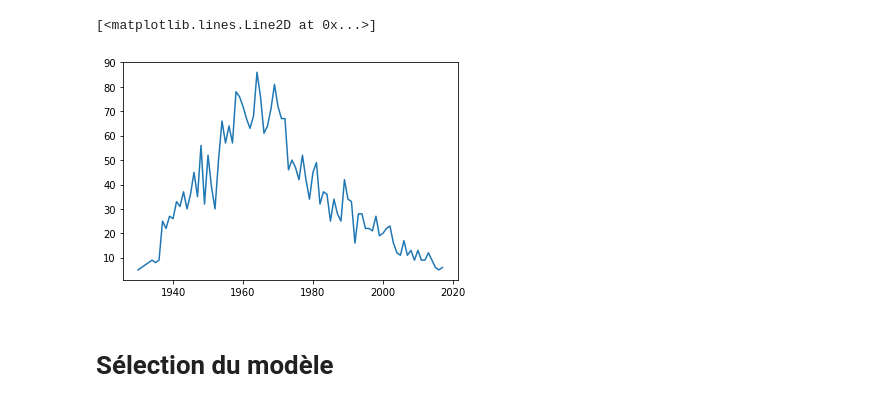
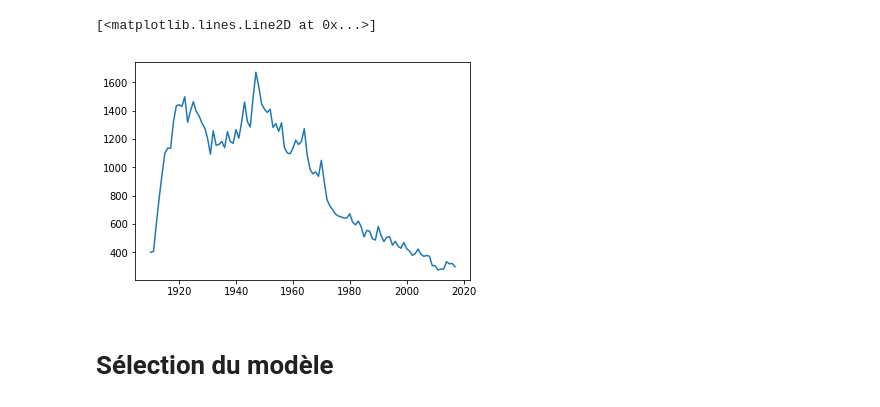
Before and after one commit to Louis-Dupont/ML_Project, a Jupyter notebook: arima.ipynb, the cells around one changed output. Drawn from its saved outputs; the diff is of its cells as text; code cells hidden in the pictures.

```diff
--- a/arima.ipynb
+++ b/arima.ipynb
@@ -17,12 +17,12 @@ state = 'merged'
 full_path = path+state+'.csv'
 data_set = pd.read_csv(full_path)
 # %%
-data=bf.get_year("NJ","Jon")
+data=bf.get_year("AL","John")
 dataM=data[data["Gender"]=="M"]
 plt.plot(dataM["Year"],dataM["Occurence"])
 # %% [output]
 [<matplotlib.lines.Line2D at 0x...>]
-[figure, old version]
+[figure, new version]
 # %% [markdown]
 # Sélection du modèle
 # %%
```
Also changed, not shown: parts of 1 cell of this notebook, 1 other file.
